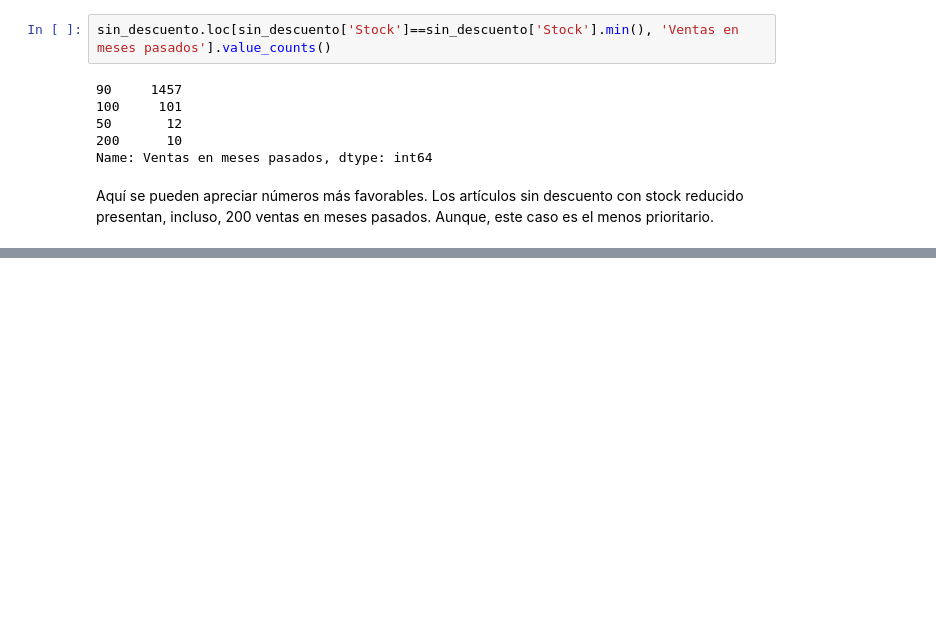
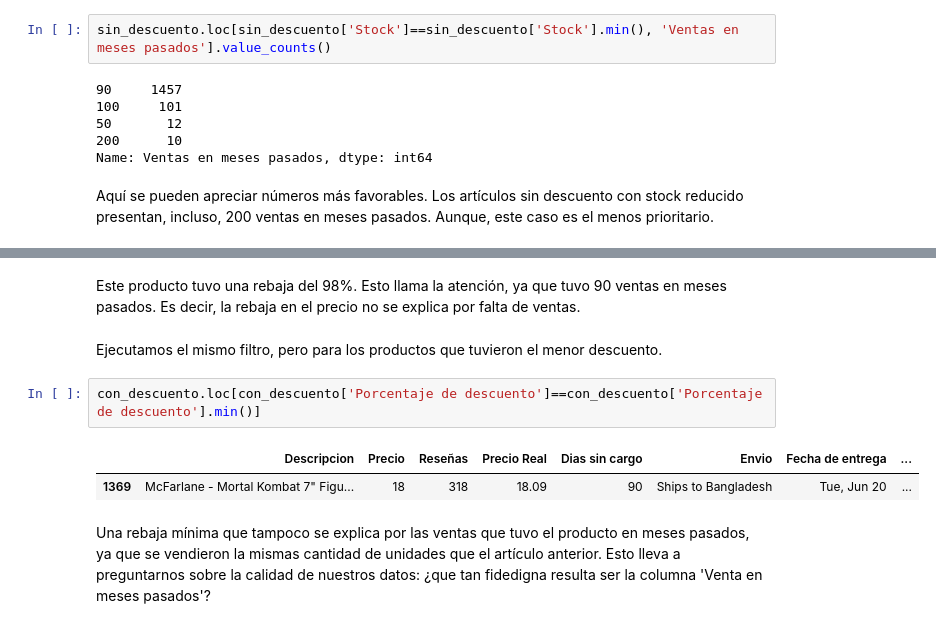
Before and after one commit to Estani94/Limpieza-y-EDA-Dataset-Amazon, a Jupyter notebook: EDA_amazon.ipynb, the cells around one changed output, grey strips where cells are left out. Cells and saved outputs as stored; diff of their text form; blank space fills up the shorter version.

```diff
--- a/EDA_amazon.ipynb
+++ b/EDA_amazon.ipynb
@@ -303,0 +323,11 @@ Aquí se pueden apreciar números más favorables. Los artículos sin descuento
+# %% [markdown]
+Este producto tuvo una rebaja del 98%. Esto llama la atención, ya que tuvo 90 ventas en meses pasados. Es decir, la rebaja en el precio no se explica por falta de ventas.
+# %% [markdown]
+Ejecutamos el mismo filtro, pero para los productos que tuvieron el menor descuento.
+# %%
+con_descuento.loc[con_descuento['Porcentaje de descuento']==con_descuento['Porcentaje de descuento'].min()]
+# %% [output]
+|  | Descripcion | Precio | Reseñas | Precio Real | Dias sin cargo | Envio | Fecha de entrega | ... |
+| 1369 | McFarlane - Mortal Kombat 7" Figu... | 18 | 318 | 18.09 | 90 | Ships to Bangladesh | Tue, Jun 20 | ... |
+# %% [markdown]
+Una rebaja mínima que tampoco se explica por las ventas que tuvo el producto en meses pasados, ya que se vendieron la mismas cantidad de unidades que el artículo anterior. Esto lleva a preguntarnos sobre la calidad de nuestros datos: ¿que tan fidedigna resulta ser la columna 'Venta en meses pasados'?
```
Also changed, not shown: parts of 6 cells of this notebook.
